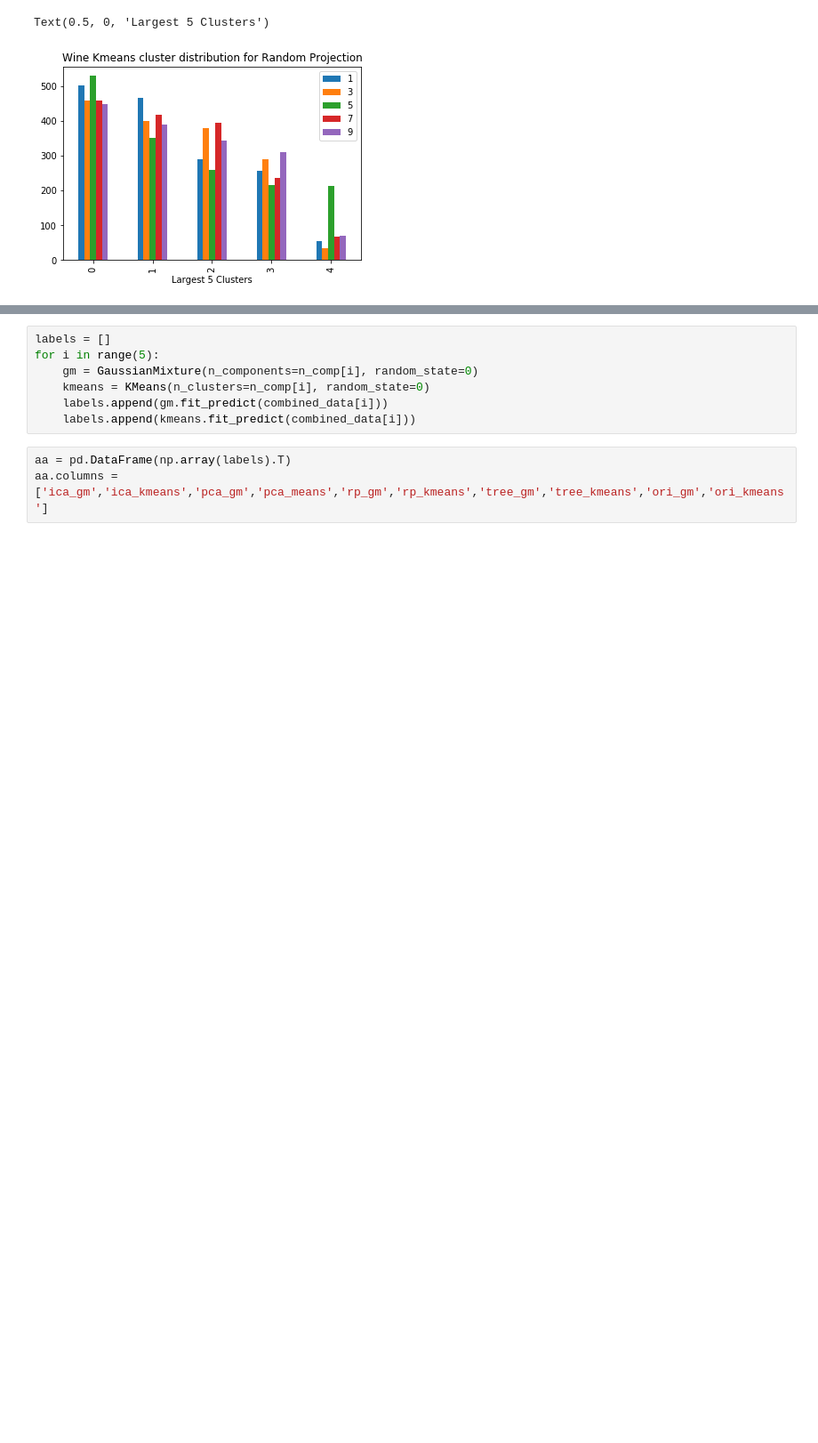
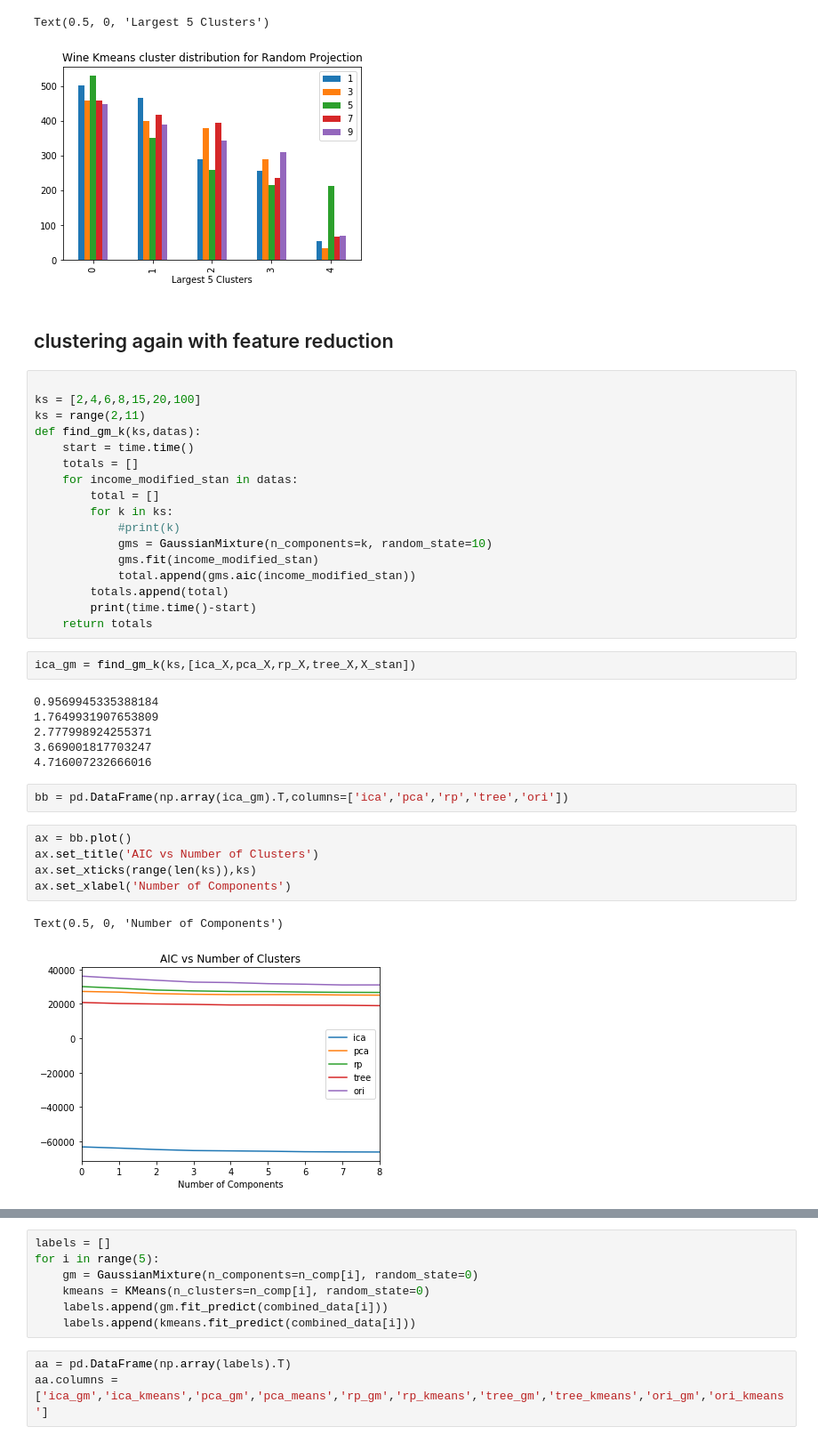
Before and after one commit to neojohny/ml_7641, a Jupyter notebook: homework3/wine.ipynb, the cells around one changed output, grey strips where cells are left out. Shown at 89% size. Cells and saved outputs as stored; diff of their text form; blank space fills up the shorter version.

```diff
--- a/homework3/wine.ipynb
+++ b/homework3/wine.ipynb
@@ -515,3 +517,40 @@ ax.set_xlabel('Largest 5 Clusters')
 # %% [output]
 Text(0.5, 0, 'Largest 5 Clusters')
 [figure]
+# %% [markdown]
+## clustering again with feature reduction
+# %%
+
+ks = [2,4,6,8,15,20,100]
+ks = range(2,11)
+def find_gm_k(ks,datas):
+    start = time.time()
+    totals = []
+    for income_modified_stan in datas:
+        total = []
+        for k in ks:
+            #print(k)
+            gms = GaussianMixture(n_components=k, random_state=10)
+            gms.fit(income_modified_stan)
+            total.append(gms.aic(income_modified_stan))
+        totals.append(total)
+        print(time.time()-start)
+    return totals
+# %%
+ica_gm = find_gm_k(ks,[ica_X,pca_X,rp_X,tree_X,X_stan])
+# %% [output]
+0.9569945335388184
+1.7649931907653809
+2.777998924255371
+3.669001817703247
+4.716007232666016
+# %%
+bb = pd.DataFrame(np.array(ica_gm).T,columns=['ica','pca','rp','tree','ori'])
+# %%
+ax = bb.plot()
+ax.set_title('AIC vs Number of Clusters')
+ax.set_xticks(range(len(ks)),ks)
+ax.set_xlabel('Number of Components')
+# %% [output]
+Text(0.5, 0, 'Number of Components')
+[figure, added]
```
Also changed, not shown: parts of 4 cells of this notebook, 8 other files.
